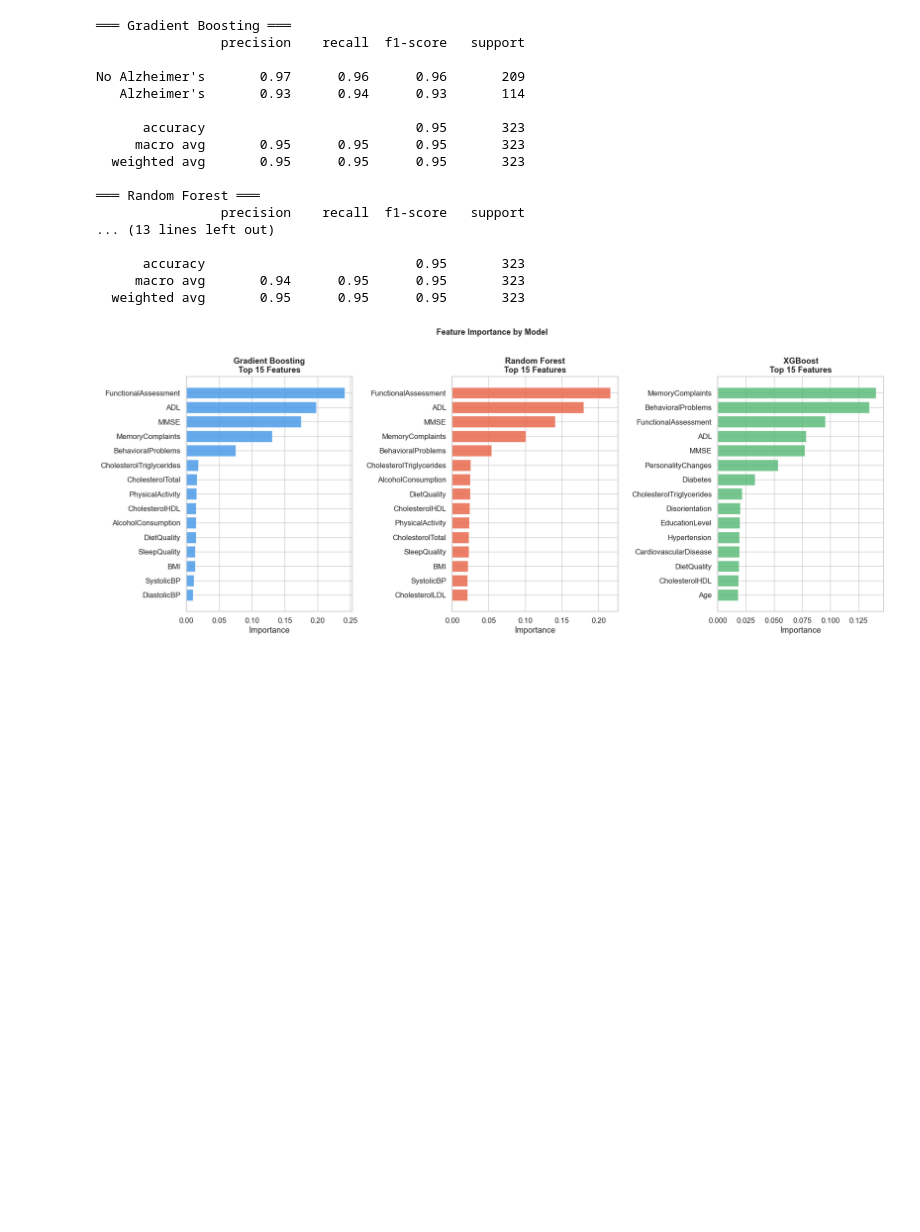
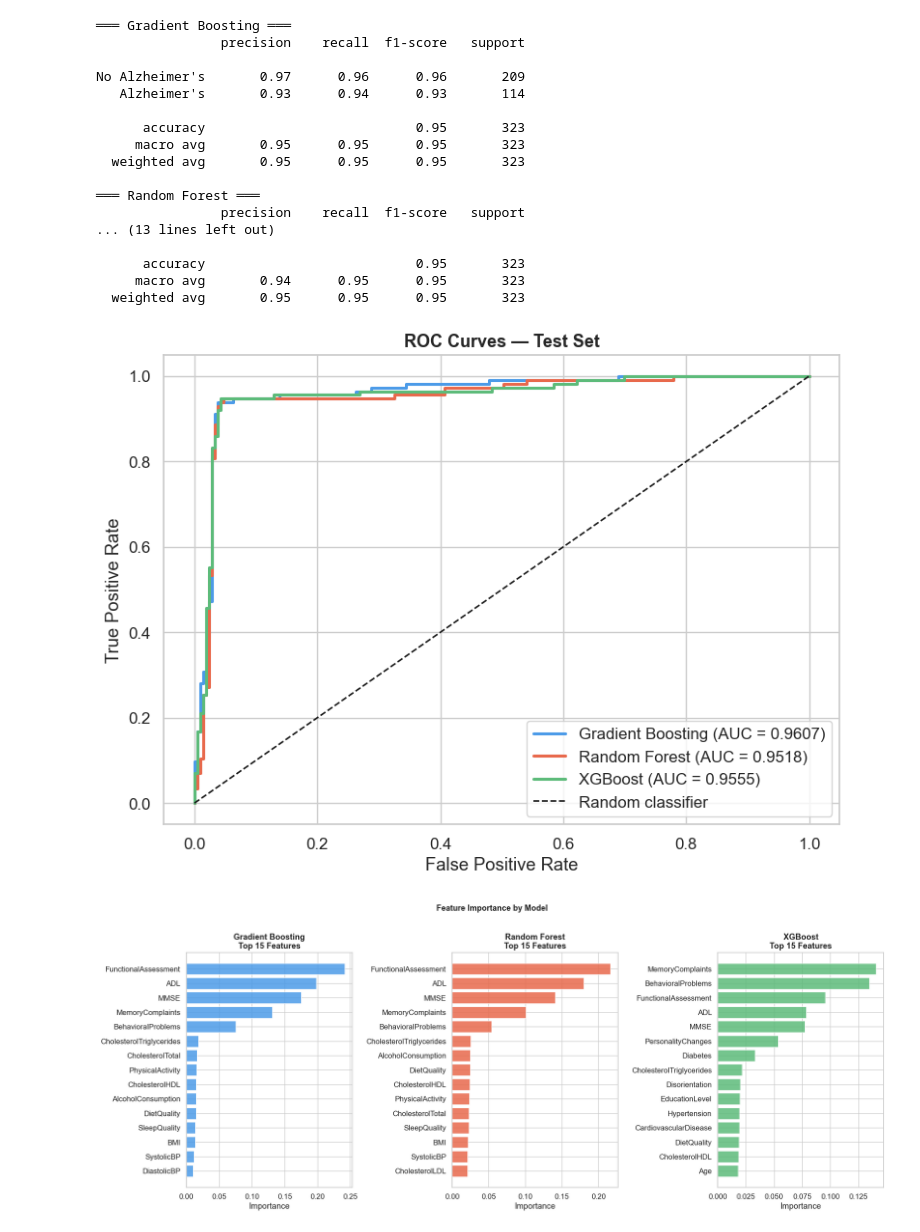
Before and after one commit to AnnikP/Cleaned-CPSC483-Final-Project, a Jupyter notebook: AlzheimerModel/alzheimers_ml_model.ipynb, the cells around one changed output. Cells and saved outputs as stored; diff of their text form; code cells hidden in the pictures; blank space fills up the shorter version.

Commit message:
updated graphs

```diff
--- a/AlzheimerModel/alzheimers_ml_model.ipynb
+++ b/AlzheimerModel/alzheimers_ml_model.ipynb
@@ -577,6 +577,25 @@ No Alzheimer's       0.97      0.96      0.96       209
       accuracy                           0.95       323
      macro avg       0.94      0.95      0.95       323
   weighted avg       0.95      0.95      0.95       323
+# %%
+# ROC Curve
+fig, ax = plt.subplots(figsize=(8, 6))
+
+for (name, model), color in zip(MODELS.items(), COLORS):
+    proba = model.predict_proba(X_test)[:, 1]
+    fpr, tpr, _ = roc_curve(y_test, proba)
+    auc = roc_auc_score(y_test, proba)
+    ax.plot(fpr, tpr, lw=2.2, color=color, label=f'{name} (AUC = {auc:.4f})')
+
+ax.plot([0, 1], [0, 1], 'k--', lw=1.2, label='Random classifier')
+ax.set_xlabel('False Positive Rate')
+ax.set_ylabel('True Positive Rate')
+ax.set_title('ROC Curves — Test Set', fontweight='bold', fontsize=13)
+ax.legend(loc='lower right')
+plt.tight_layout()
+plt.show()
+# %% [output]
+[figure, added]
 # %%
 fig, axes = plt.subplots(1, 3, figsize=(18, 7))
 TOP_N = 15
```
Also changed, not shown: parts of 3 cells of this notebook.
